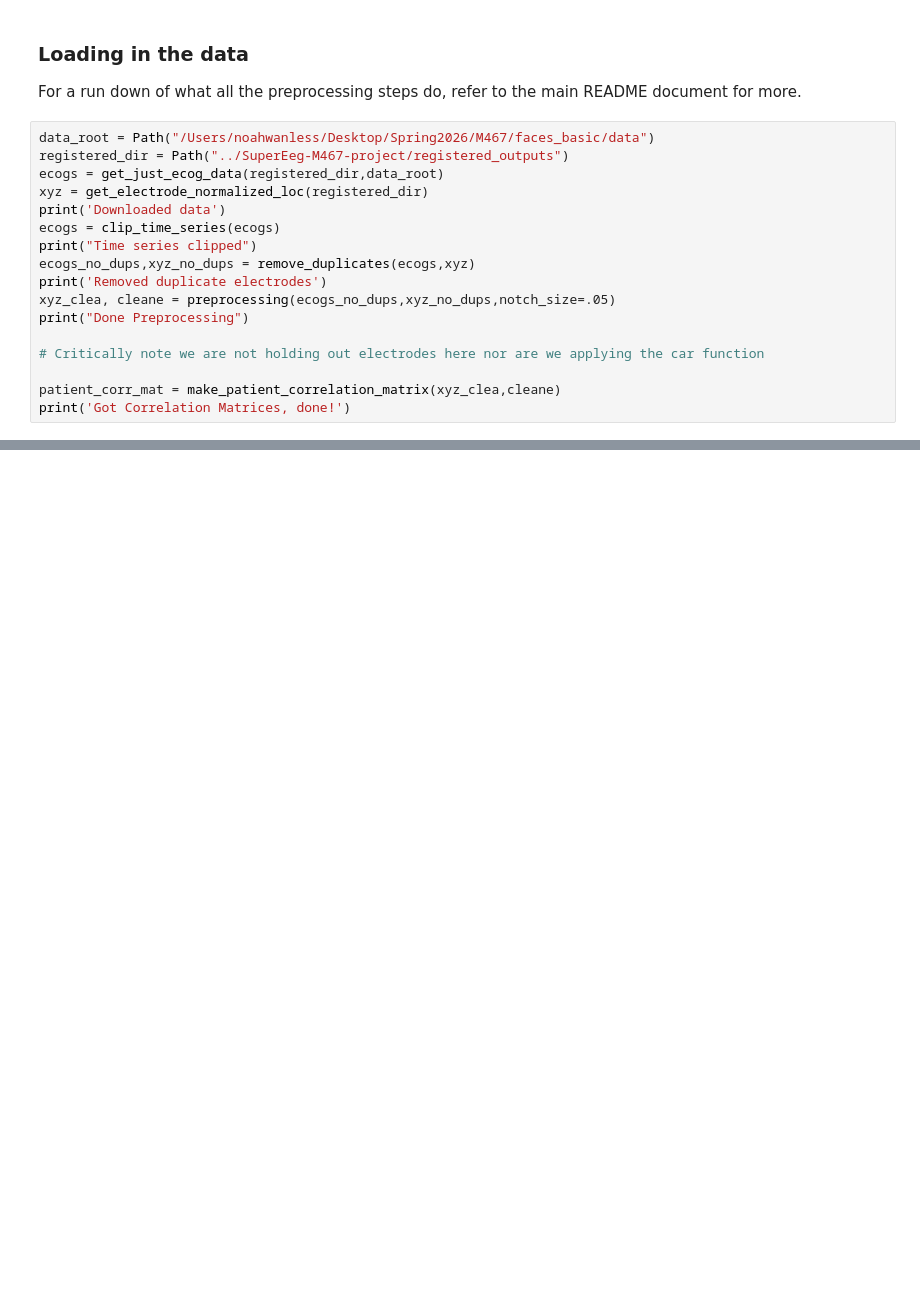
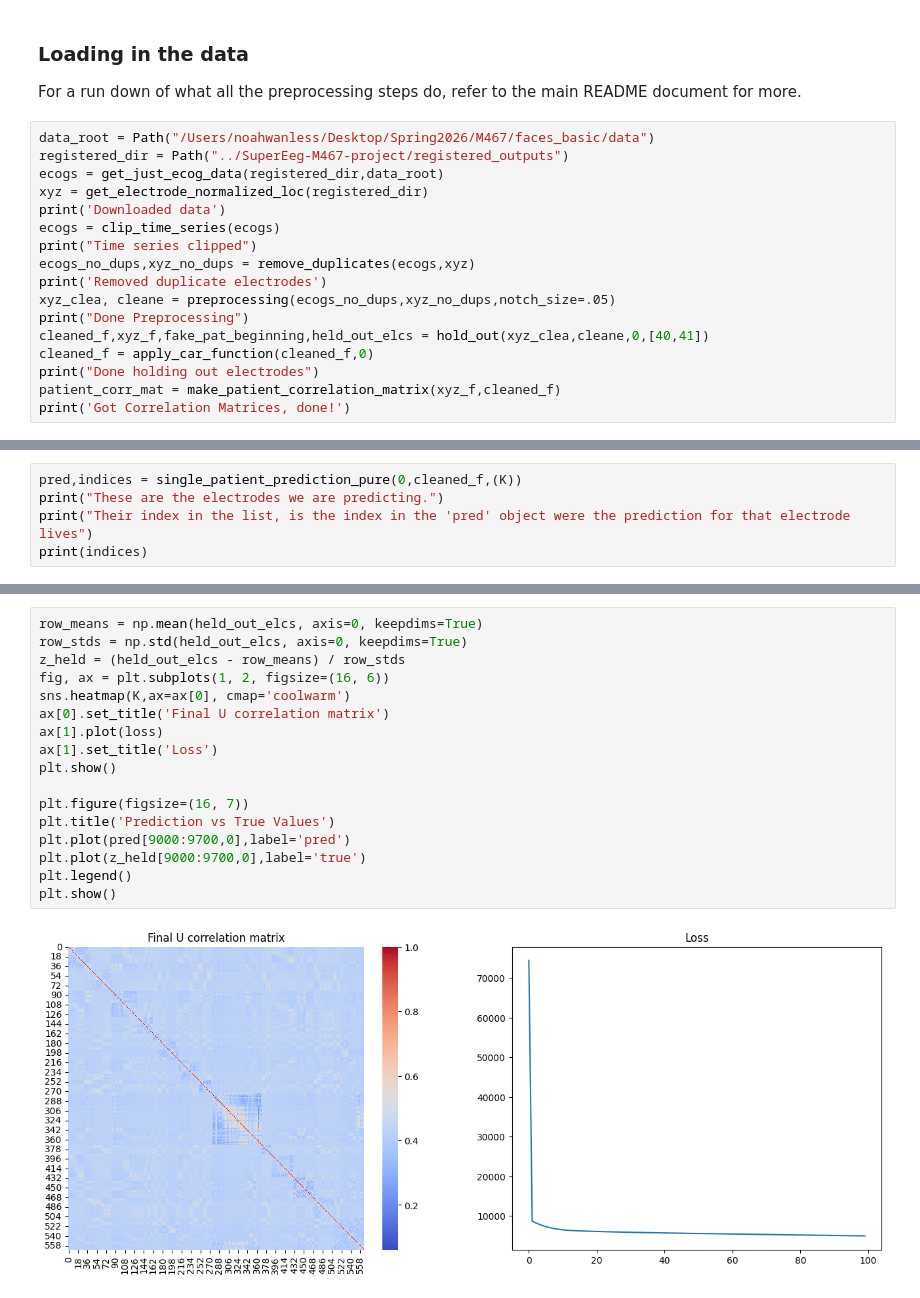
Before and after one commit to NoahWanless/SuperEeg-M467-project, a Jupyter notebook: corr_meth_2.ipynb, the cells around one changed output, grey strips where cells are left out. Drawn from its saved outputs; the diff is of its cells as text; blank space fills up the shorter version.

```diff
--- a/corr_meth_2.ipynb
+++ b/corr_meth_2.ipynb
@@ -30,8 +32,8 @@ ecogs_no_dups,xyz_no_dups = remove_duplicates(ecogs,xyz)
 print('Removed duplicate electrodes')
 xyz_clea, cleane = preprocessing(ecogs_no_dups,xyz_no_dups,notch_size=.05)
 print("Done Preprocessing")
-
-# Critically note we are not holding out electrodes here nor are we applying the car function
-
-patient_corr_mat = make_patient_correlation_matrix(xyz_clea,cleane)
+cleaned_f,xyz_f,fake_pat_beginning,held_out_elcs = hold_out(xyz_clea,cleane,0,[40,41])
+cleaned_f = apply_car_function(cleaned_f,0)
+print("Done holding out electrodes")
+patient_corr_mat = make_patient_correlation_matrix(xyz_f,cleaned_f)
 print('Got Correlation Matrices, done!')
@@ -39,0 +54,5 @@ K,loss = create_k(k=20,lamb=0.1,patient_corr_mat=patient_corr_mat,xyz_clean=xyz_
+# %%
+pred,indices = single_patient_prediction_pure(0,cleaned_f,(K))
+print("These are the electrodes we are predicting.")
+print("Their index in the list, is the index in the 'pred' object were the prediction for that electrode lives")
+print(indices)
@@ -39,0 +63,19 @@ K,loss = create_k(k=20,lamb=0.1,patient_corr_mat=patient_corr_mat,xyz_clean=xyz_
+# %%
+row_means = np.mean(held_out_elcs, axis=0, keepdims=True)
+row_stds = np.std(held_out_elcs, axis=0, keepdims=True)
+z_held = (held_out_elcs - row_means) / row_stds
+fig, ax = plt.subplots(1, 2, figsize=(16, 6))
+sns.heatmap(K,ax=ax[0], cmap='coolwarm')
+ax[0].set_title('Final U correlation matrix')
+ax[1].plot(loss)
+ax[1].set_title('Loss')
+plt.show()
+
+plt.figure(figsize=(16, 7))
+plt.title('Prediction vs True Values')
+plt.plot(pred[9000:9700,0],label='pred')
+plt.plot(z_held[9000:9700,0],label='true')
+plt.legend()
+plt.show()
+# %% [output]
+[figure, added]
```
Also changed, not shown: parts of 6 cells of this notebook, 4 other files.
